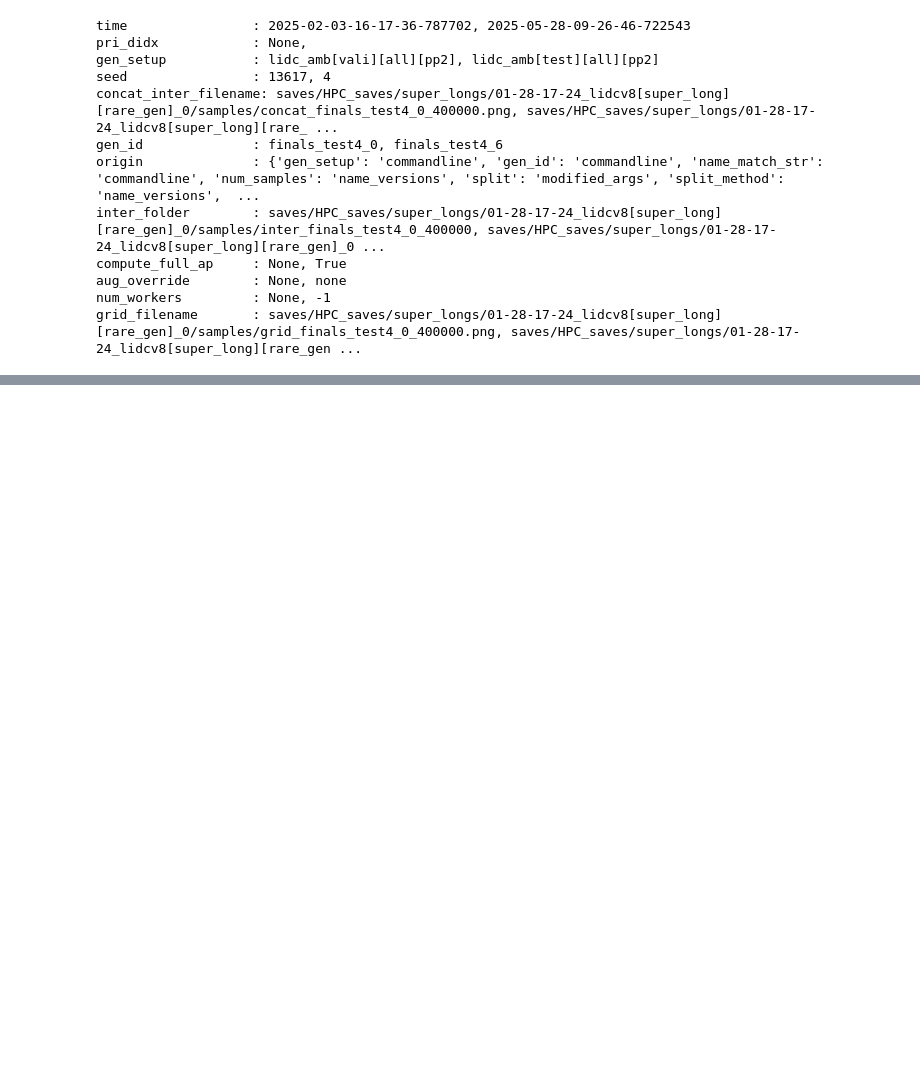
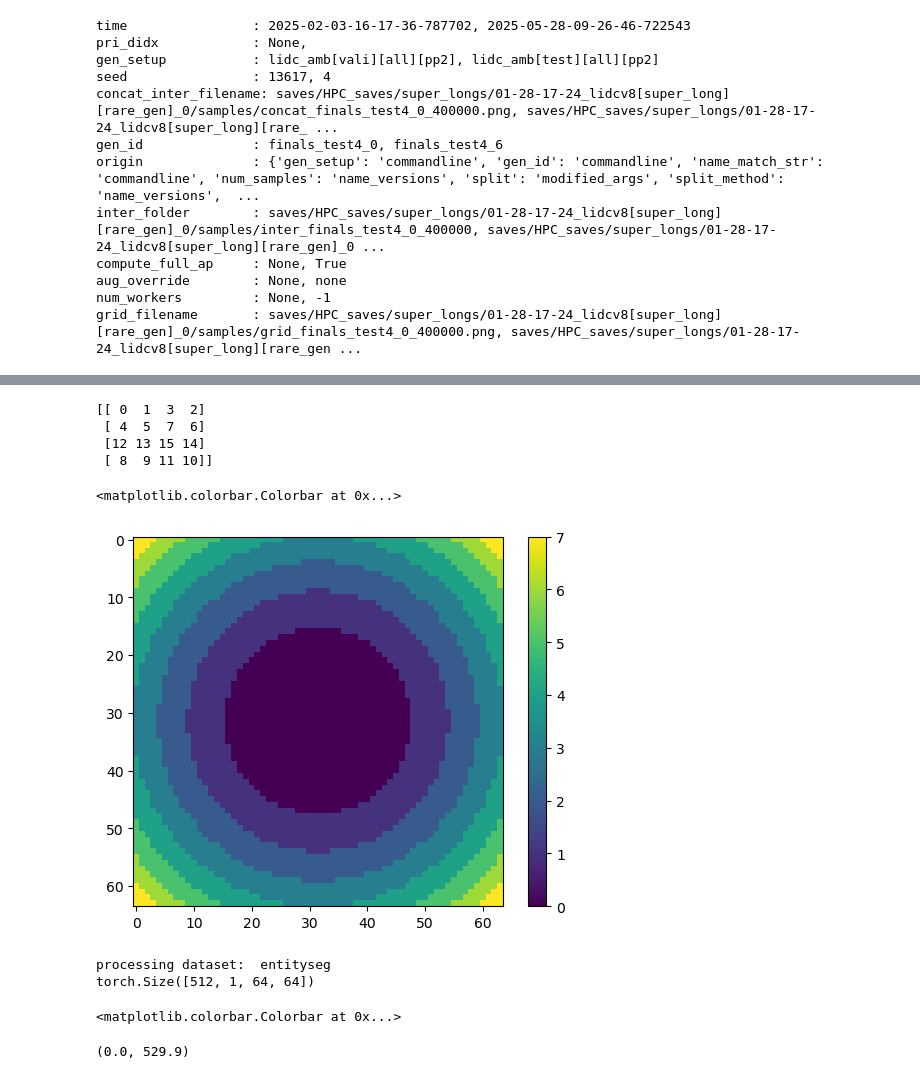
Before and after one commit to JakobLC/diffusion2, a Jupyter notebook: nice_script3.ipynb, the cells around one changed output, grey strips where cells are left out. Cells and saved outputs as stored; diff of their text form; code cells hidden in the pictures; blank space fills up the shorter version.

Commit message:
added lap mode

```diff
--- a/nice_script3.ipynb
+++ b/nice_script3.ipynb
@@ -1214,0 +1638,78 @@ grid_filename       : saves/HPC_saves/super_longs/01-28-17-24_lidcv8[super_long]
+# %%
+print(pal.order)
+# %% [output]
+[[ 0  1  3  2]
+ [ 4  5  7  6]
+ [12 13 15 14]
+ [ 8  9 11 10]]
+# %%
+import matplotlib.pyplot as plt
+from scipy.ndimage import zoom
+
+"""labels = np.arange(16).reshape((4,4))
+labels = zoom(labels, (64/4, 64/4), order=0)
+"""
+
+Y,X = np.indices((64,64))
+labels = (((Y-31.5)/32)**2 + ((X-31.5)/32)**2)*4
+labels = labels.astype(int)
+plt.imshow(labels,cmap="viridis")
+plt.colorbar()
+# %% [output]
+<matplotlib.colorbar.Colorbar at 0x...>
+[figure, added]
+# %%
+%load_ext autoreload
+%autoreload 2
+%matplotlib qt
+import os,sys
+sys.path.append('./source/')
+import matplotlib.pyplot as plt
+from source.utils.mixed import set_random_seed, apply_mask
+from source.utils.dataloading import get_dataset_from_args
+from source.utils.plot import (visualize_dataset_with_labels,
+                              visualize_batch,visualize_cond_batch,
+                              mask_overlay_smooth,imagenet_preprocess)
+from source.utils.argparsing import TieredParser
+import argparse
+import torch
+import numpy as np
+import jlc
+from PIL import Image
+#find a plot average color of labels
+modified_args={"diff_channels": 4,
+                "dl_num_workers": 0,
+                "semantic_dl_prob": 0,
+                "seed": 2,
+                "train_batch_size": 512,
+                "image_size": 64,
+                "imagenet_norm": 1,
+                "datasets": "entityseg",
+                "lap_mode": "min_sim",}
+args = TieredParser().get_args(alt_parse_args=["--model_name","entityv3"],modified_args=modified_args)
+dli = get_dataset_from_args(args,split="train",return_type="dli")
+
+batch = next(dli)
+
+print(batch[0].shape)
+# %% [output]
+processing dataset:  entityseg
+torch.Size([512, 1, 64, 64])
+# %%
+nonpad_mask = batch[0][:,0] != 255
+mask_sum = nonpad_mask.float().sum(0).numpy()
+plt.imshow(mask_sum,cmap="viridis")
+plt.colorbar()
+# %% [output]
+<matplotlib.colorbar.Colorbar at 0x...>
+# %%
+
+has_column = nonpad_mask[:,0].sum(0).numpy()
+has_row = nonpad_mask[:,:,0].sum(0).numpy()
+plt.figure(figsize=(10,5))
+plt.plot(has_column,label="has column",linewidth=5)
+plt.plot(has_row,label="has row",linewidth=5)
+plt.legend()
+plt.ylim(0,None)
+# %% [output]
+(0.0, 529.9)
```
Also changed, not shown: parts of 13 cells of this notebook, 10 other files.
